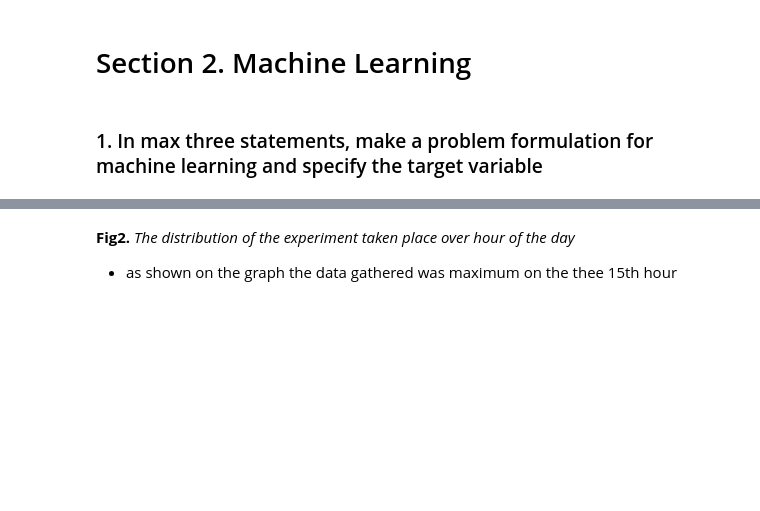
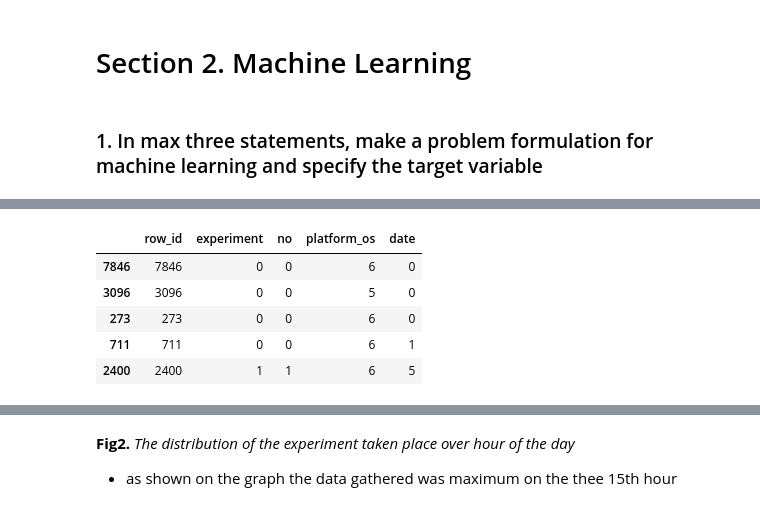
Before and after one commit to saminegash/ab-testing-machine-learning-repo, a Jupyter notebook: Solution/AB-hyphotesis-testing-ad-campaign-perfomance.ipynb, the cells around one changed output, grey strips where cells are left out. Cells and saved outputs as stored; diff of their text form; code cells hidden in the pictures; blank space fills up the shorter version.

```diff
--- a/Solution/AB-hyphotesis-testing-ad-campaign-perfomance.ipynb
+++ b/Solution/AB-hyphotesis-testing-ad-campaign-perfomance.ipynb
@@ -242,0 +296,2 @@ Looks great but unfortunately, it is not that simple. If you select a biased tes
+# %%
+X_valid, X_test, y_valid, y_test = train_test_split(X_test,y_test, test_size=0.33)
@@ -242,0 +339,9 @@ Looks great but unfortunately, it is not that simple. If you select a biased tes
+# %%
+X_test.head()
+# %% [output]
+|  | row_id | experiment | no | platform_os | date |
+| 7846 | 7846 | 0 | 0 | 6 | 0 |
+| 3096 | 3096 | 0 | 0 | 5 | 0 |
+| 273 | 273 | 0 | 0 | 6 | 0 |
+| 711 | 711 | 0 | 0 | 6 | 1 |
+| 2400 | 2400 | 1 | 1 | 6 | 5 |
```
Also changed, not shown: parts of 16 cells of this notebook.
